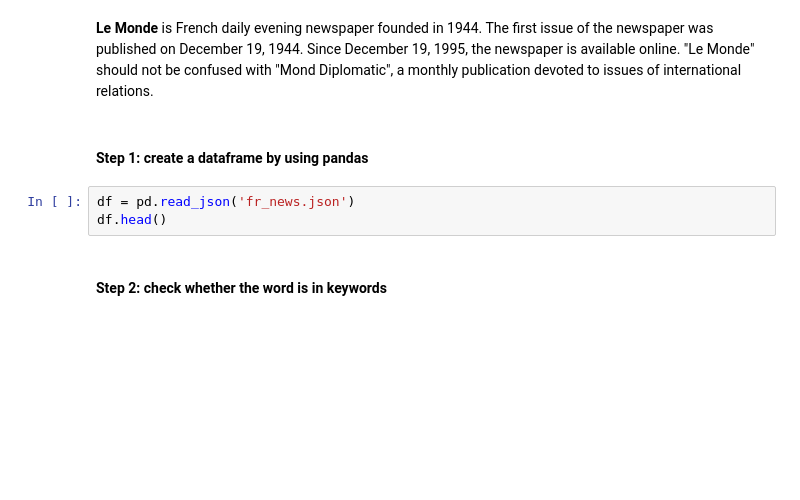
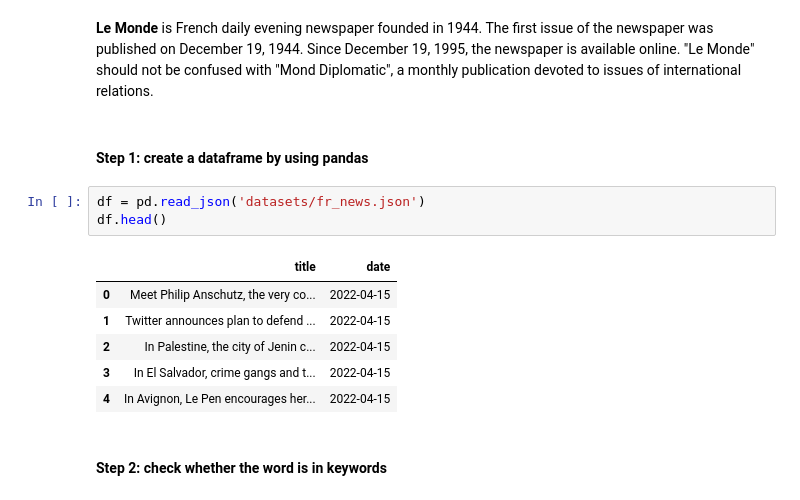
Before and after one commit to kretsulaksusha/News-analysis, a Jupyter notebook: news_analysis.ipynb, the cells around one changed output. Cells and saved outputs as stored; diff of their text form; blank space fills up the shorter version.

```diff
--- a/news_analysis.ipynb
+++ b/news_analysis.ipynb
@@ -228,8 +290,15 @@ plt.show()
 # %% [markdown]
 #### Step 1: create a dataframe by using pandas
 # %%
-df = pd.read_json('fr_news.json')
+df = pd.read_json('datasets/fr_news.json')
 df.head()
+# %% [output]
+|  | title | date |
+| 0 | Meet Philip Anschutz, the very co... | 2022-04-15 |
+| 1 | Twitter announces plan to defend ... | 2022-04-15 |
+| 2 | In Palestine, the city of Jenin c... | 2022-04-15 |
+| 3 | In El Salvador, crime gangs and t... | 2022-04-15 |
+| 4 | In Avignon, Le Pen encourages her... | 2022-04-15 |
 # %% [markdown]
 #### Step 2: check whether the word is in keywords
 # %%
```
Also changed, not shown: parts of 33 cells of this notebook.
